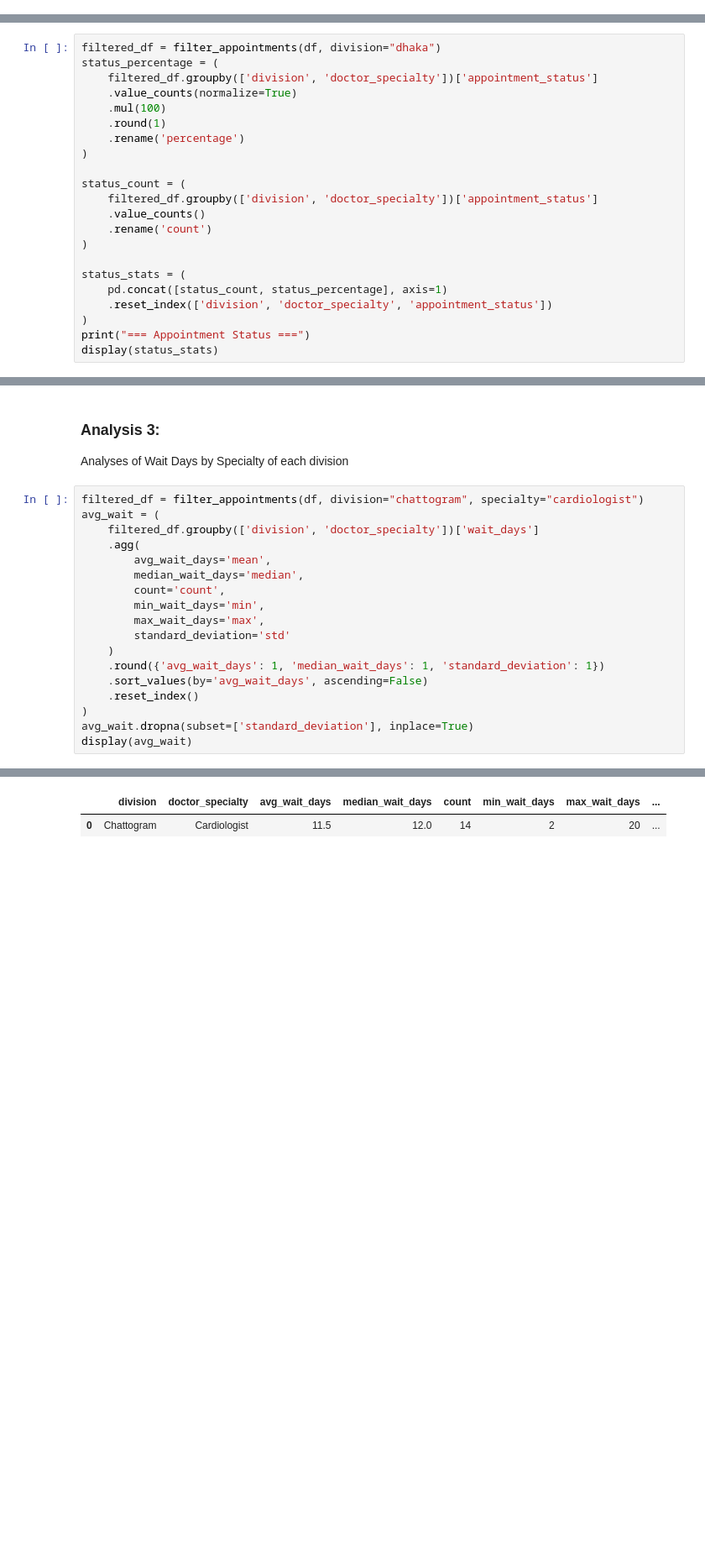
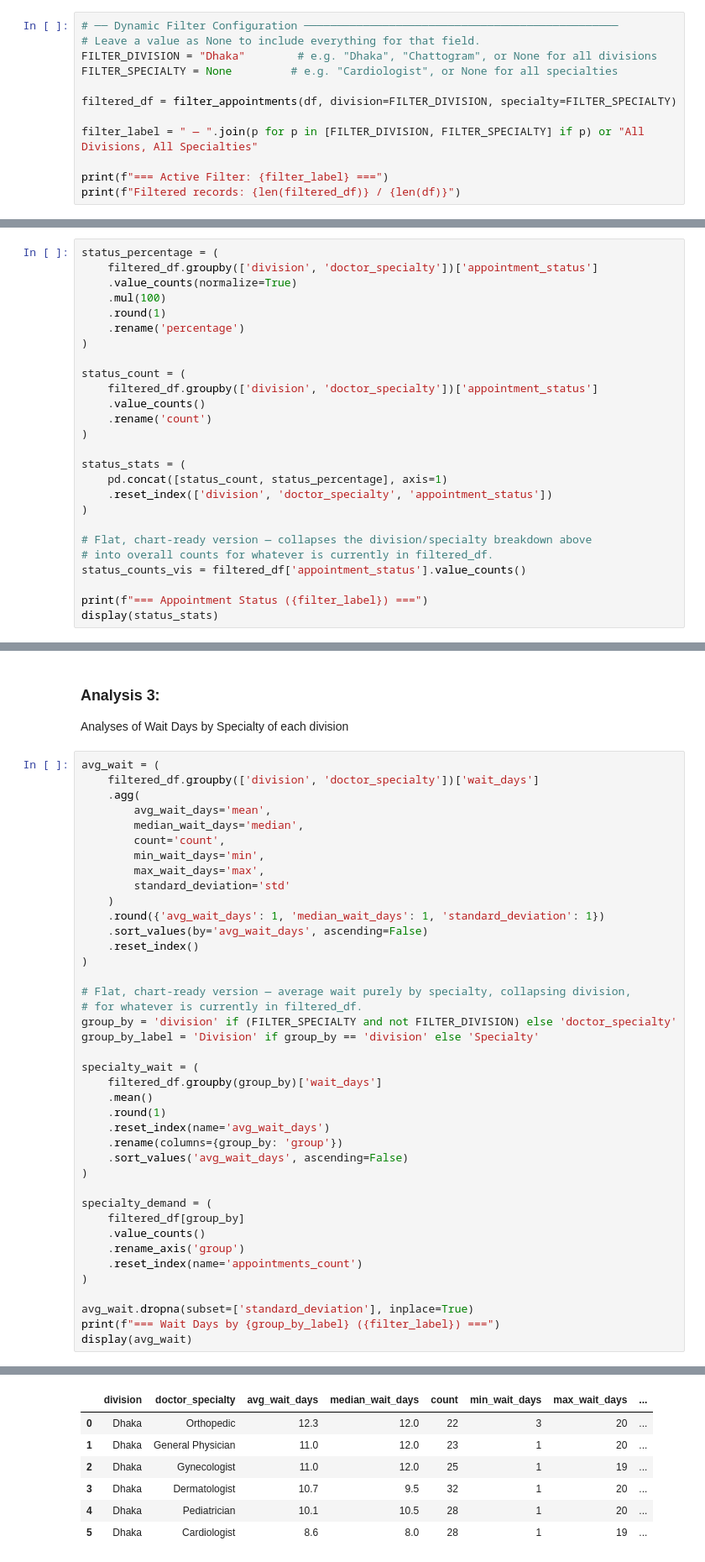
Before and after one commit to NavidulHoque/healthcare_appointment_analysis, a Jupyter notebook: python-analysis/01_analysis.ipynb, the cells around one changed output, grey strips where cells are left out. Shown at 84% size. Cells and saved outputs as stored; diff of their text form; blank space fills up the shorter version.

Commit message:
Enhance dynamic filtering in analysis notebook

```diff
--- a/python-analysis/01_analysis.ipynb
+++ b/python-analysis/01_analysis.ipynb
@@ -104,0 +108,12 @@ display(corr_matrix)
+# %%
+# ── Dynamic Filter Configuration ────────────────────────────────────────────────
+# Leave a value as None to include everything for that field.
+FILTER_DIVISION = "Dhaka"        # e.g. "Dhaka", "Chattogram", or None for all divisions
+FILTER_SPECIALTY = None         # e.g. "Cardiologist", or None for all specialties
+
+filtered_df = filter_appointments(df, division=FILTER_DIVISION, specialty=FILTER_SPECIALTY)
+
+filter_label = " — ".join(p for p in [FILTER_DIVISION, FILTER_SPECIALTY] if p) or "All Divisions, All Specialties"
+
+print(f"=== Active Filter: {filter_label} ===")
+print(f"Filtered records: {len(filtered_df)} / {len(df)}")
@@ -106,7 +124,6 @@ display(corr_matrix)
 ### Analyses 1:
 Appointment Status Breakdown by specialty of each division
 # %%
-filtered_df = filter_appointments(df, division="dhaka")
 status_percentage = (
     filtered_df.groupby(['division', 'doctor_specialty'])['appointment_status']
     .value_counts(normalize=True)
@@ -125,6 +142,11 @@ status_stats = (
     pd.concat([status_count, status_percentage], axis=1)
     .reset_index(['division', 'doctor_specialty', 'appointment_status'])
 )
-print("=== Appointment Status ===")
+
+# Flat, chart-ready version — collapses the division/specialty breakdown above
+# into overall counts for whatever is currently in filtered_df.
+status_counts_vis = filtered_df['appointment_status'].value_counts()
+
+print(f"=== Appointment Status ({filter_label}) ===")
 display(status_stats)
 # %% [output]
@@ -178,7 +200,6 @@ Mymensingh              8.0
 ### Analysis 3:
 Analyses of Wait Days by Specialty of each division
 # %%
-filtered_df = filter_appointments(df, division="chattogram", specialty="cardiologist")
 avg_wait = (
     filtered_df.groupby(['division', 'doctor_specialty'])['wait_days']
     .agg(
@@ -193,6 +214,29 @@ avg_wait = (
     .sort_values(by='avg_wait_days', ascending=False)
     .reset_index()
 )
+
+# Flat, chart-ready version — average wait purely by specialty, collapsing division,
+# for whatever is currently in filtered_df.
+group_by = 'division' if (FILTER_SPECIALTY and not FILTER_DIVISION) else 'doctor_specialty'
+group_by_label = 'Division' if group_by == 'division' else 'Specialty'
+
+specialty_wait = (
+    filtered_df.groupby(group_by)['wait_days']
+    .mean()
+    .round(1)
+    .reset_index(name='avg_wait_days')
+    .rename(columns={group_by: 'group'})
+    .sort_values('avg_wait_days', ascending=False)
+)
+
+specialty_demand = (
+    filtered_df[group_by]
+    .value_counts()
+    .rename_axis('group')
+    .reset_index(name='appointments_count')
+)
+
 avg_wait.dropna(subset=['standard_deviation'], inplace=True)
+print(f"=== Wait Days by {group_by_label} ({filter_label}) ===")
 display(avg_wait)
 # %% [output]
@@ -199,5 +244,10 @@ display(avg_wait)
 |  | division | doctor_specialty | avg_wait_days | median_wait_days | count | min_wait_days | max_wait_days | ... |
-| 0 | Chattogram | Cardiologist | 11.5 | 12.0 | 14 | 2 | 20 | ... |
+| 0 | Dhaka | Orthopedic | 12.3 | 12.0 | 22 | 3 | 20 | ... |
+| 1 | Dhaka | General Physician | 11.0 | 12.0 | 23 | 1 | 20 | ... |
+| 2 | Dhaka | Gynecologist | 11.0 | 12.0 | 25 | 1 | 19 | ... |
+| 3 | Dhaka | Dermatologist | 10.7 | 9.5 | 32 | 1 | 20 | ... |
+| 4 | Dhaka | Pediatrician | 10.1 | 10.5 | 28 | 1 | 20 | ... |
+| 5 | Dhaka | Cardiologist | 8.6 | 8.0 | 28 | 1 | 19 | ... |
 # %% [markdown]
 ### Analysis 4:
 Age Group Distribution
```
Also changed, not shown: parts of 7 cells of this notebook, 2 other files.
